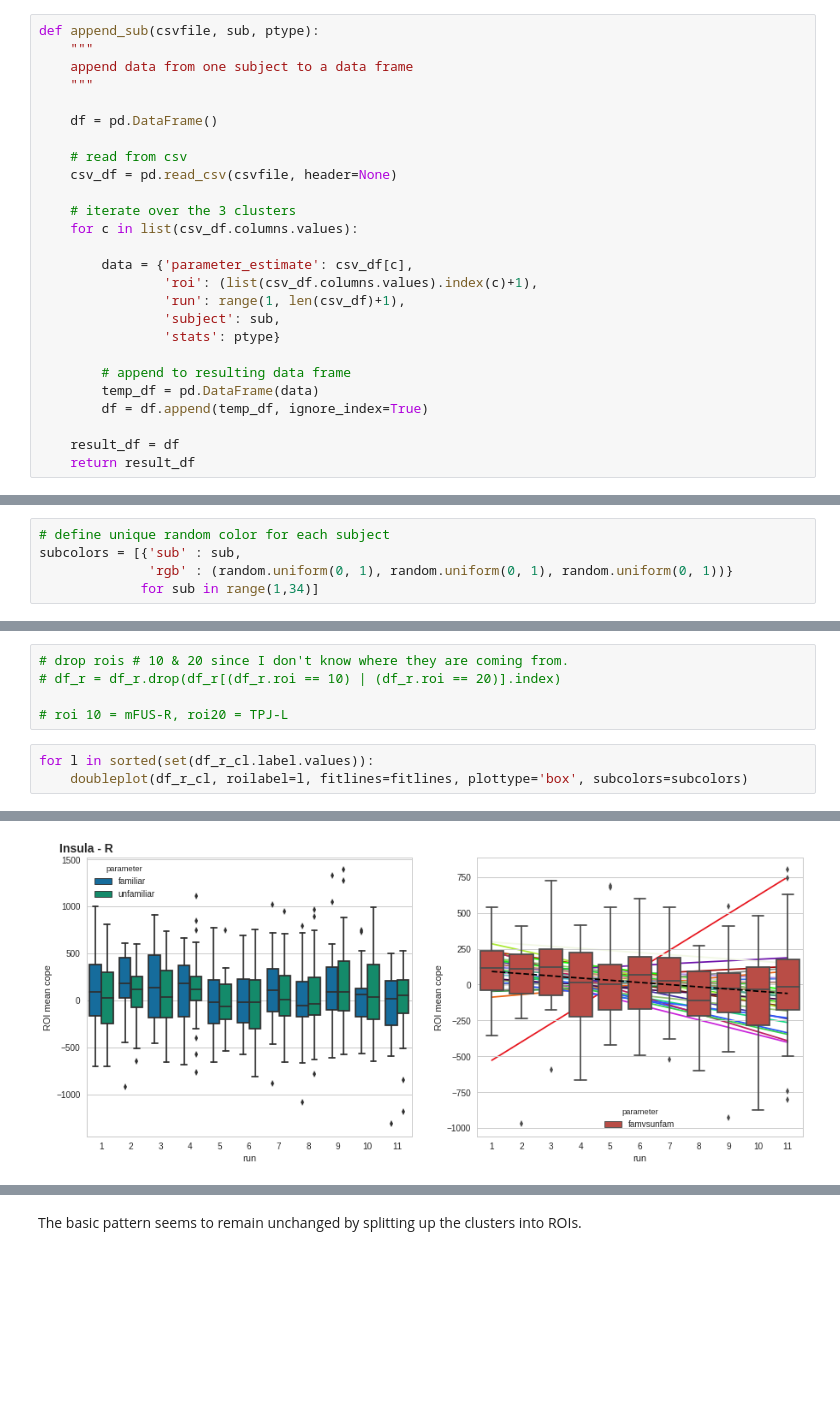
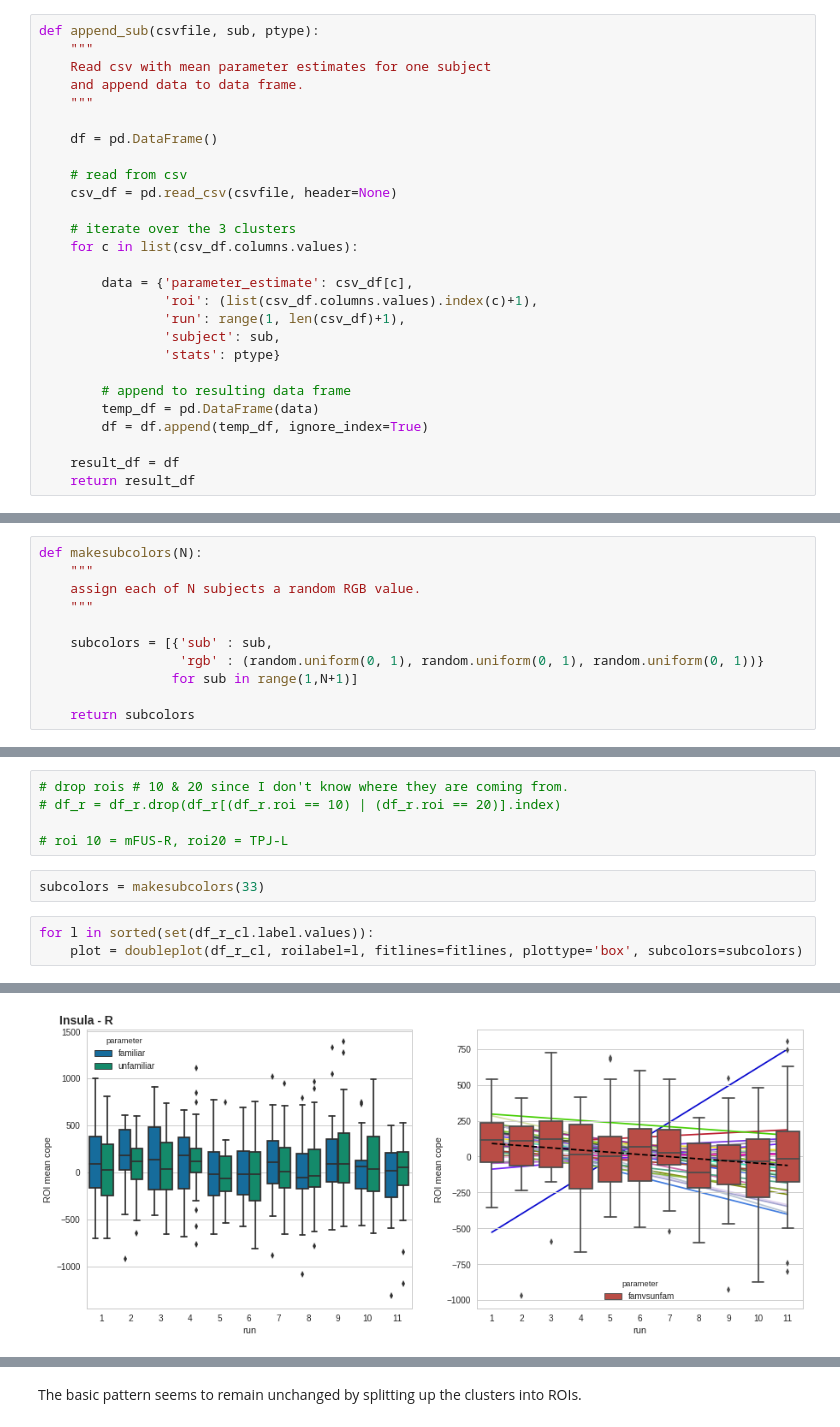
Before and after one commit to oliver-contier/famface-temporal-dynamics, a Jupyter notebook: notebooks/plot_mean_betas.ipynb, the cells around one changed output, grey strips where cells are left out. Drawn from its saved outputs; the diff is of its cells as text; blank space fills up the shorter version.

```diff
--- a/notebooks/plot_mean_betas.ipynb
+++ b/notebooks/plot_mean_betas.ipynb
@@ -17,7 +17,8 @@ import sys
 # %%
 def append_sub(csvfile, sub, ptype):
     """
-    append data from one subject to a data frame
+    Read csv with mean parameter estimates for one subject
+    and append data to data frame.
     """
 
     df = pd.DataFrame()
@@ -64,5 +139,11 @@ def extract_all(parameters, parameter_types, outdir):
 # %%
-# define unique random color for each subject
-subcolors = [{'sub' : sub,
-              'rgb' : (random.uniform(0, 1), random.uniform(0, 1), random.uniform(0, 1))}
-             for sub in range(1,34)]
+def makesubcolors(N):
+    """
+    assign each of N subjects a random RGB value.
+    """
+
+    subcolors = [{'sub' : sub,
+                  'rgb' : (random.uniform(0, 1), random.uniform(0, 1), random.uniform(0, 1))}
+                 for sub in range(1,N+1)]
+
+    return subcolors
@@ -271,7 +281,9 @@ df_r_cl.dropna(inplace=True)
 # df_r = df_r.drop(df_r[(df_r.roi == 10) | (df_r.roi == 20)].index)
 
 # roi 10 = mFUS-R, roi20 = TPJ-L
+# %%
+subcolors = makesubcolors(33)
 # %%
 for l in sorted(set(df_r_cl.label.values)):
-    doubleplot(df_r_cl, roilabel=l, fitlines=fitlines, plottype='box', subcolors=subcolors)
+    plot = doubleplot(df_r_cl, roilabel=l, fitlines=fitlines, plottype='box', subcolors=subcolors)
 # %% [output]
@@ -282 +294 @@ for l in sorted(set(df_r_cl.label.values)):
-[figure, old version]
+[figure, new version]
```
Also changed, not shown: parts of 20 cells of this notebook.
